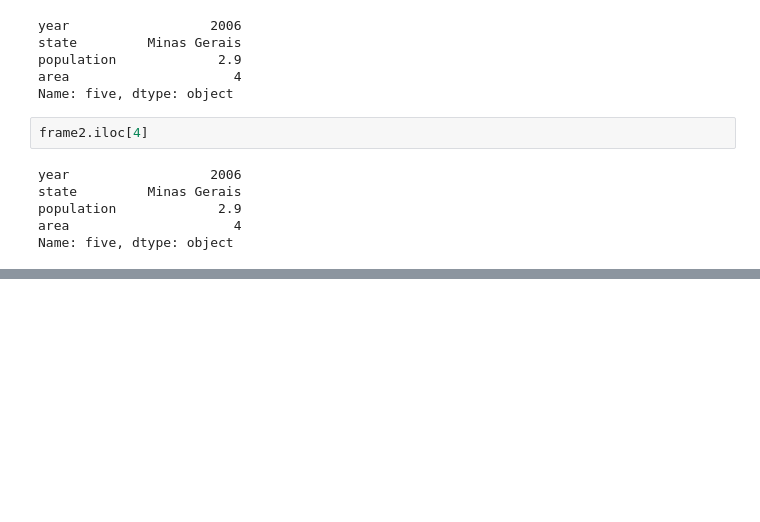
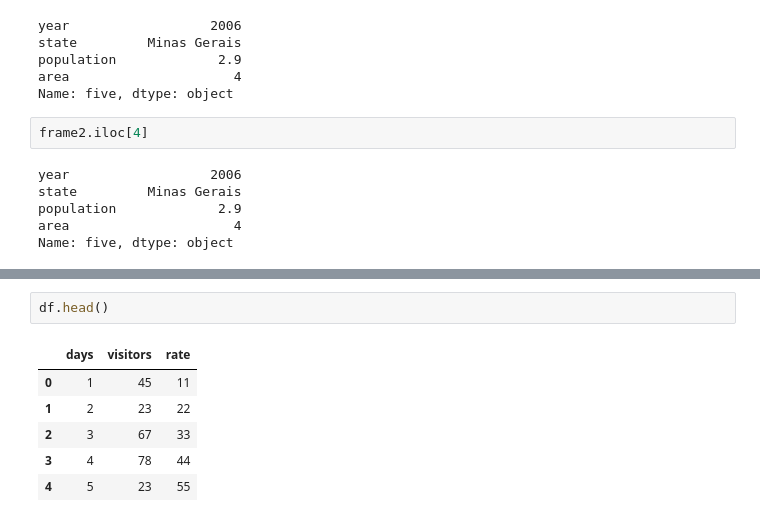
Before and after one commit to jpaulorc/Leaning-Python, a Jupyter notebook: NB00012-pandas.ipynb, the cells around one changed output, grey strips where cells are left out. Cells and saved outputs as stored; diff of their text form; blank space fills up the shorter version.

```diff
--- a/NB00012-pandas.ipynb
+++ b/NB00012-pandas.ipynb
@@ -330,0 +362,9 @@ Name: five, dtype: object
+# %%
+df.head()
+# %% [output]
+|  | days | visitors | rate |
+| 0 | 1 | 45 | 11 |
+| 1 | 2 | 23 | 22 |
+| 2 | 3 | 67 | 33 |
+| 3 | 4 | 78 | 44 |
+| 4 | 5 | 23 | 55 |
```
Also changed, not shown: parts of 6 cells of this notebook.
